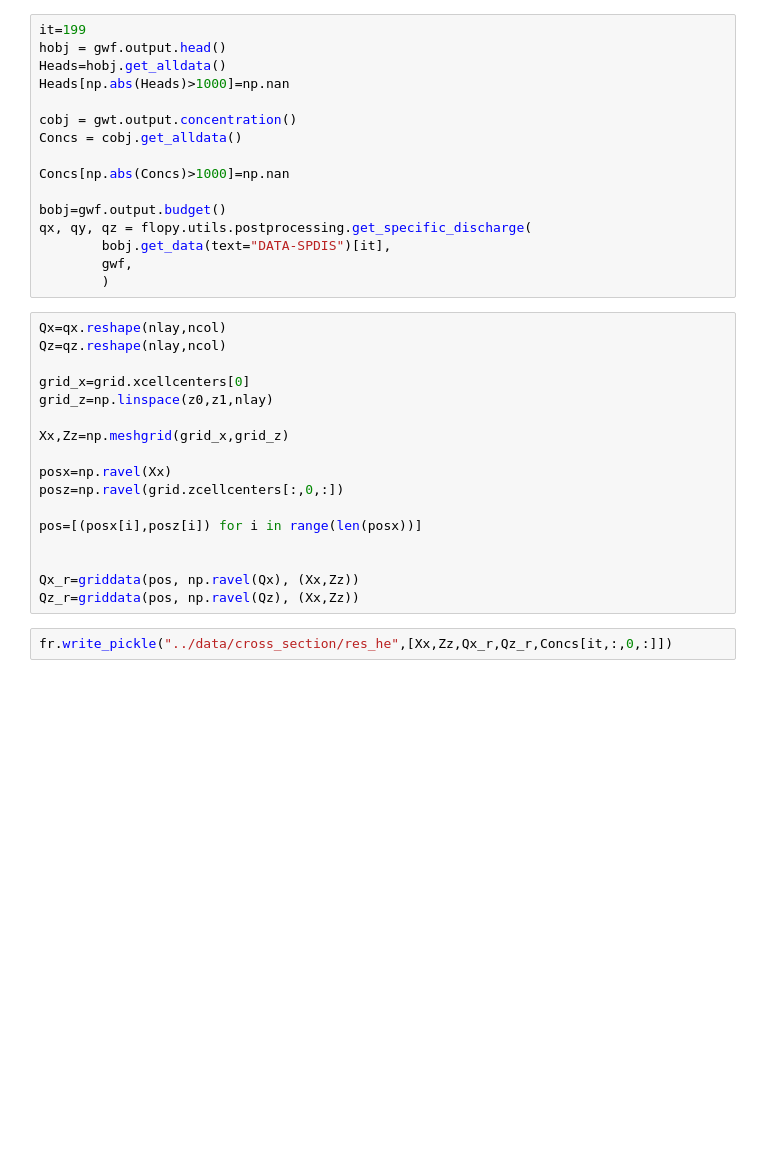
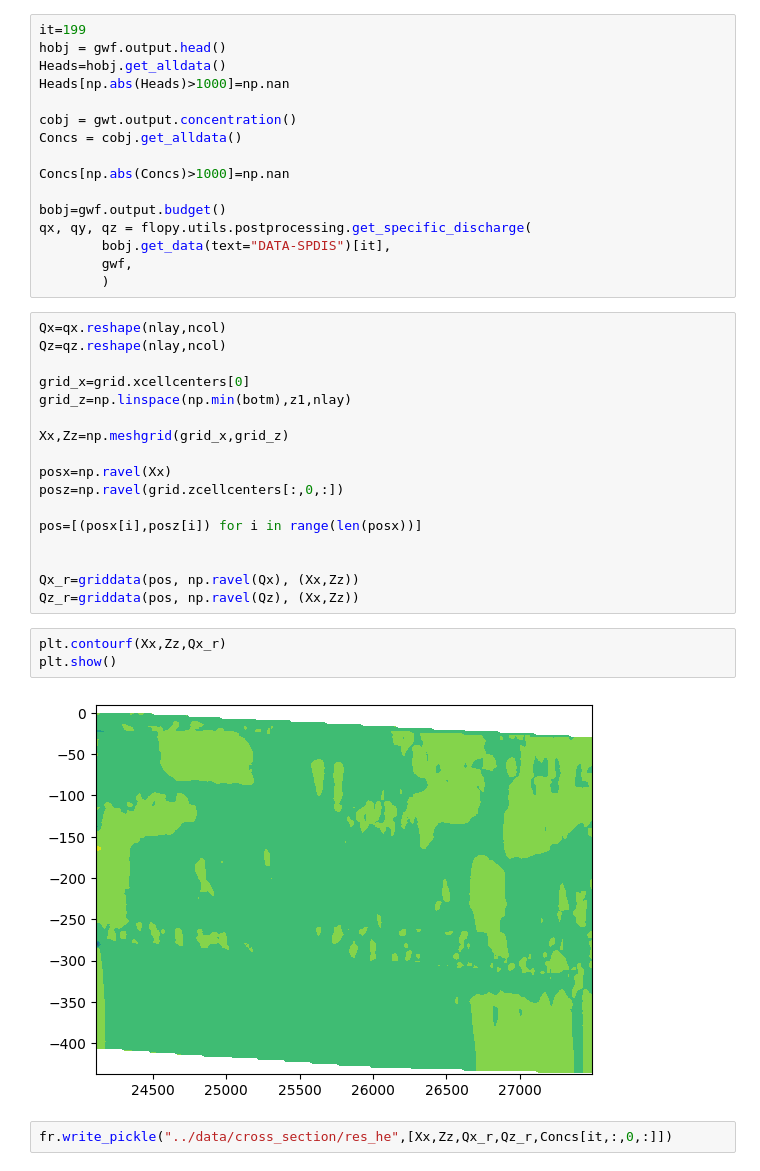
Before and after one commit to robinvoland/Dem_Mer_SWI, a Jupyter notebook: codes/03_SWI_Modflow_2D-steady_state.ipynb, the cells around one changed output. Drawn from its saved outputs; the diff is of its cells as text; blank space fills up the shorter version.

```diff
--- a/codes/03_SWI_Modflow_2D-steady_state.ipynb
+++ b/codes/03_SWI_Modflow_2D-steady_state.ipynb
@@ -525,7 +525,7 @@ Qx=qx.reshape(nlay,ncol)
 Qz=qz.reshape(nlay,ncol)
 
 grid_x=grid.xcellcenters[0]
-grid_z=np.linspace(z0,z1,nlay)
+grid_z=np.linspace(np.min(botm),z1,nlay)
 
 Xx,Zz=np.meshgrid(grid_x,grid_z)
 
@@ -537,6 +537,11 @@ pos=[(posx[i],posz[i]) for i in range(len(posx))]
 
 Qx_r=griddata(pos, np.ravel(Qx), (Xx,Zz))
 Qz_r=griddata(pos, np.ravel(Qz), (Xx,Zz))
+# %%
+plt.contourf(Xx,Zz,Qx_r)
+plt.show()
+# %% [output]
+[figure, added]
 # %%
 fr.write_pickle("../data/cross_section/res_he",[Xx,Zz,Qx_r,Qz_r,Concs[it,:,0,:]])
 # %% [markdown]
```
Also changed, not shown: parts of 12 cells of this notebook, 17 other files.
